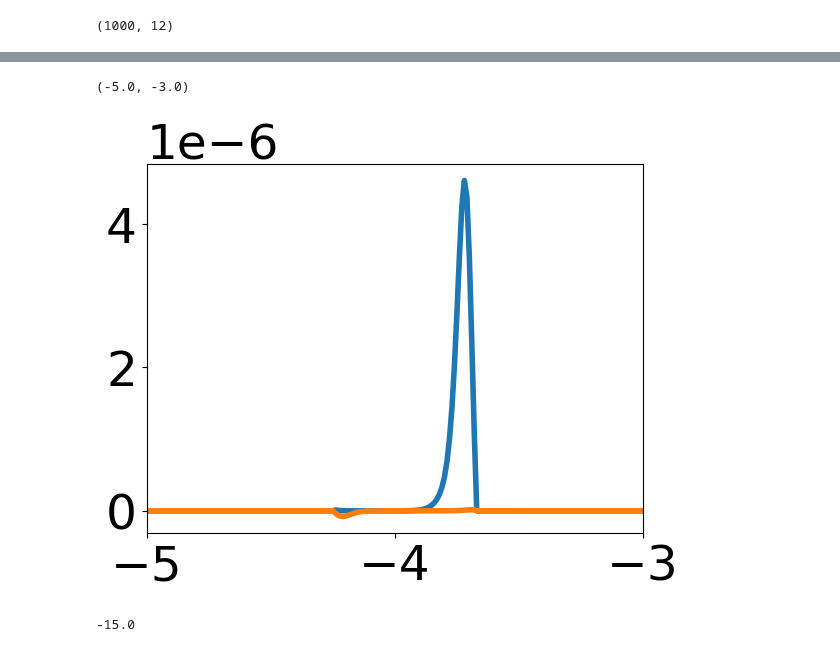
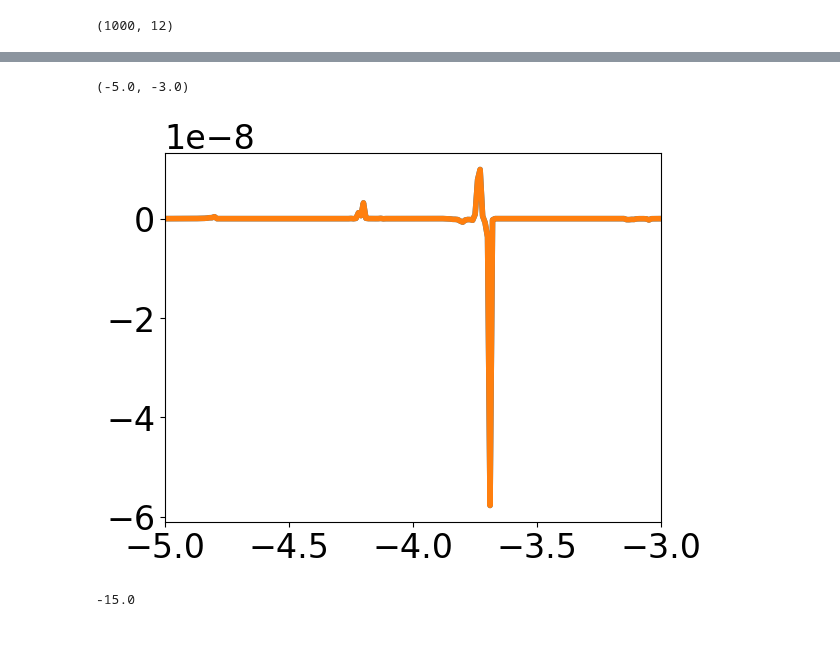
Before and after one commit to Nano-TCAD/QuaTrEx, a Jupyter notebook: quatrex/results/80TFET72/analysis.ipynb, the cells around one changed output, grey strips where cells are left out. Saved outputs shown, nothing was run; the diff lists cells and outputs as text; code cells hidden in the pictures.

```diff
--- a/quatrex/results/80TFET72/analysis.ipynb
+++ b/quatrex/results/80TFET72/analysis.ipynb
@@ -285,16 +301,16 @@ Conservation condition satisfied at iteration 0
 # %%
-iter = 1
+iter = 18
 IDE_temp = np.loadtxt('IDE_' + str(iter) + '.dat').view(complex)
 plt.plot(E, IDE_temp.real[:,0], label = 'Left Current', linewidth = 4)
 # plt.plot(E, IDE_temp.real[:,1], label = 'Left Current', linewidth = 4)
 # plt.plot(E, IDE_temp.real[:,3], label = 'Left Current', linewidth = 4)
 # plt.plot(E, IDE_temp.real[:,5], label = 'Left Current', linewidth = 4)
 # plt.plot(E, IDE_temp.real[:,7], label = 'Left Current', linewidth = 4)
 plt.plot(E, IDE_temp.real[:,-2], label = 'Right Current', linewidth = 4)
 plt.xlim(-5, -3)
 # %% [output]
 (-5.0, -3.0)
-[figure, old version]
+[figure, new version]
 # %%
 np.min(E)
 # %% [output]
```
Also changed, not shown: parts of 5 cells of this notebook.
